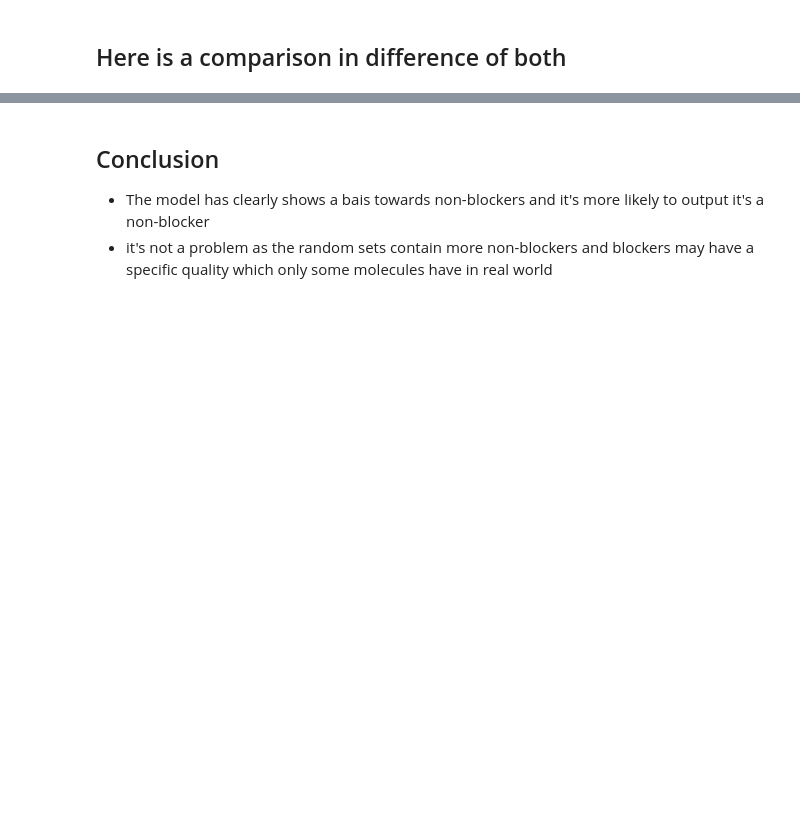
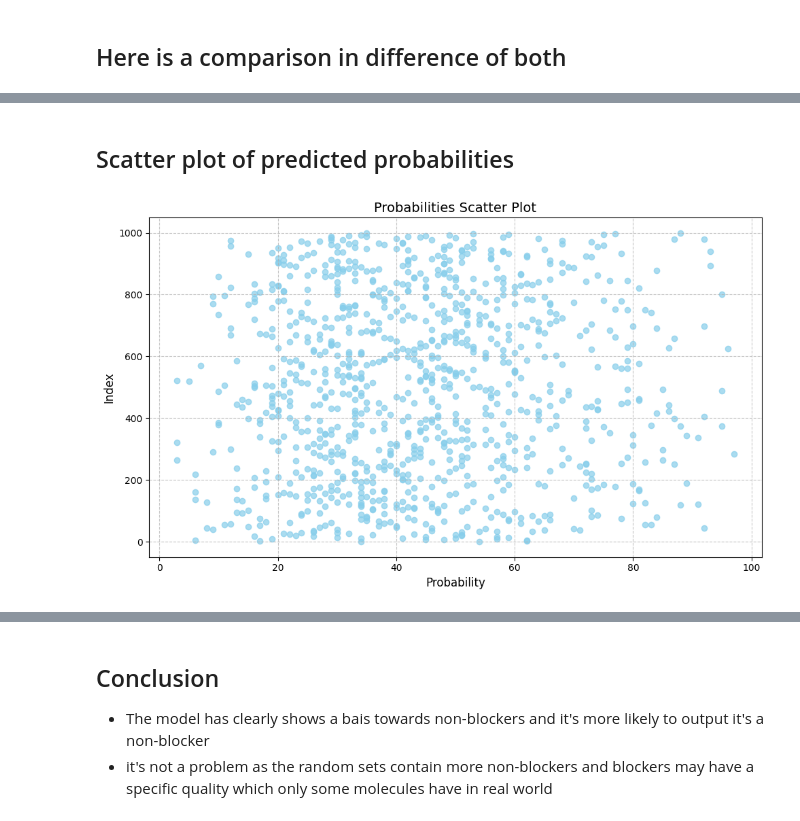
Before and after one commit to Adhivp/Ersilia_Contributions, a Jupyter notebook: notebooks/eos30gr (main)/00_model_bias.ipynb, the cells around one changed output, grey strips where cells are left out. Drawn from its saved outputs; the diff is of its cells as text; code cells hidden in the pictures; blank space fills up the shorter version.

```diff
--- a/notebooks/eos30gr (main)/00_model_bias.ipynb
+++ b/notebooks/eos30gr (main)/00_model_bias.ipynb
@@ -159,0 +235,14 @@ plt.show()
+# %% [markdown]
+## Scatter plot of predicted probabilities
+# %%
+
+plt.figure(figsize=(10, 6))
+plt.scatter(eos30gr_output['activity10'], eos30gr_output.index, color='skyblue', alpha=0.7)
+plt.ylabel('Index', fontsize=12)
+plt.xlabel('Probability', fontsize=12)
+plt.title('Probabilities Scatter Plot', fontsize=14)
+plt.grid(True, linestyle='--', alpha=0.7)
+plt.tight_layout()
+plt.show()
+# %% [output]
+[figure, added]
```
Also changed, not shown: parts of 18 cells of this notebook, 2 other files.
